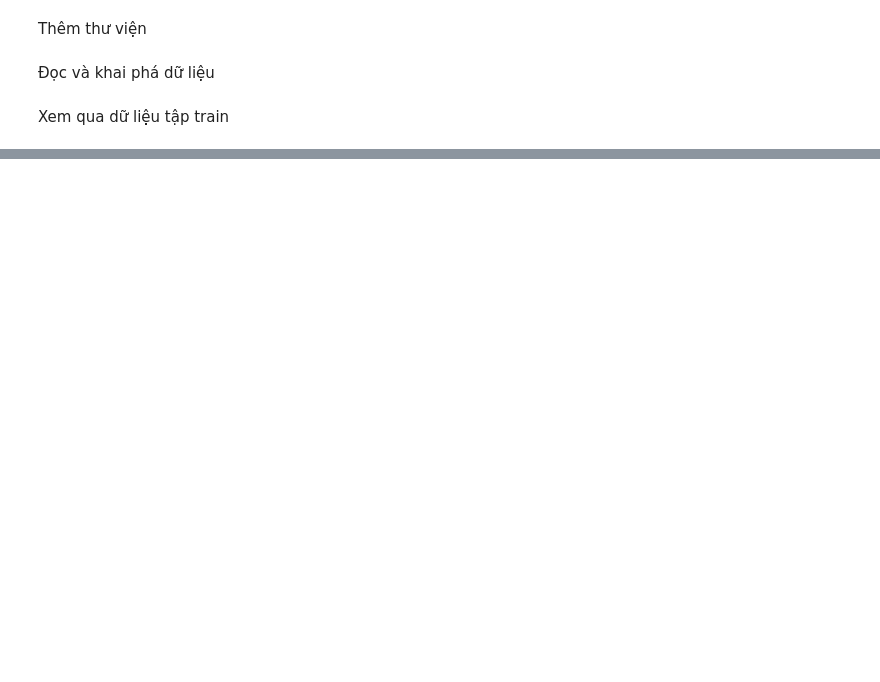
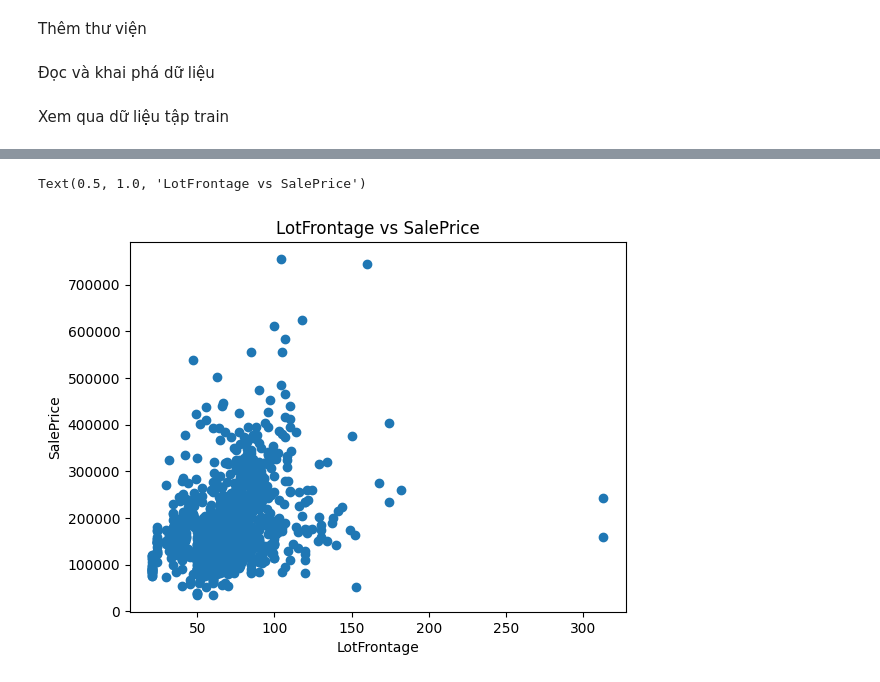
Before and after one commit to buiductrong01012005/dSHousePricePrediction, a Jupyter notebook: btlDS.ipynb, the cells around one changed output, grey strips where cells are left out. Saved outputs shown, nothing was run; the diff lists cells and outputs as text; code cells hidden in the pictures; blank space fills up the shorter version.

```diff
--- a/btlDS.ipynb
+++ b/btlDS.ipynb
@@ -208,0 +101,9 @@ Name: SalePrice, dtype: float64
+# %%
+plt.scatter(x='LotFrontage',y='SalePrice',data=train_df)
+plt.xlabel('LotFrontage')
+plt.ylabel('SalePrice')
+plt.title('LotFrontage vs SalePrice')
+#Trải khắp map
+# %% [output]
+Text(0.5, 1.0, 'LotFrontage vs SalePrice')
+[figure, added]
```
Also changed, not shown: parts of 85 cells of this notebook.
